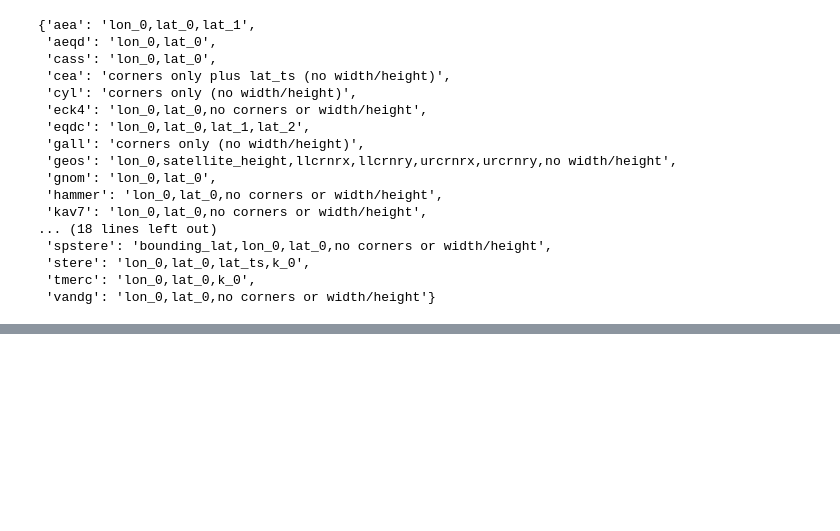
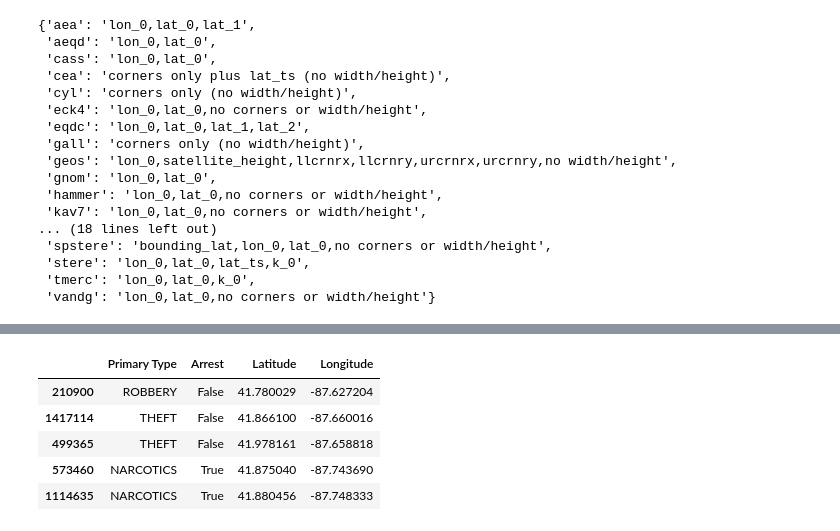
Before and after one commit to wayneyeye/python-visualization-matplotlib, a Jupyter notebook: 06-image-map.ipynb, the cells around one changed output, grey strips where cells are left out. Saved outputs shown, nothing was run; the diff lists cells and outputs as text; code cells hidden in the pictures; blank space fills up the shorter version.

```diff
--- a/06-image-map.ipynb
+++ b/06-image-map.ipynb
@@ -43,0 +83,13 @@ projection_params
+# %%
+data=data[['Primary Type','Arrest','Latitude','Longitude']]
+data.head()
+
+s_data=data.sample(n=5000)
+s_data.head()
+# %% [output]
+|  | Primary Type | Arrest | Latitude | Longitude |
+| 210900 | ROBBERY | False | 41.780029 | -87.627204 |
+| 1417114 | THEFT | False | 41.866100 | -87.660016 |
+| 499365 | THEFT | False | 41.978161 | -87.658818 |
+| 573460 | NARCOTICS | True | 41.875040 | -87.743690 |
+| 1114635 | NARCOTICS | True | 41.880456 | -87.748333 |
```
Also changed, not shown: parts of 6 cells of this notebook, 1 other file.
